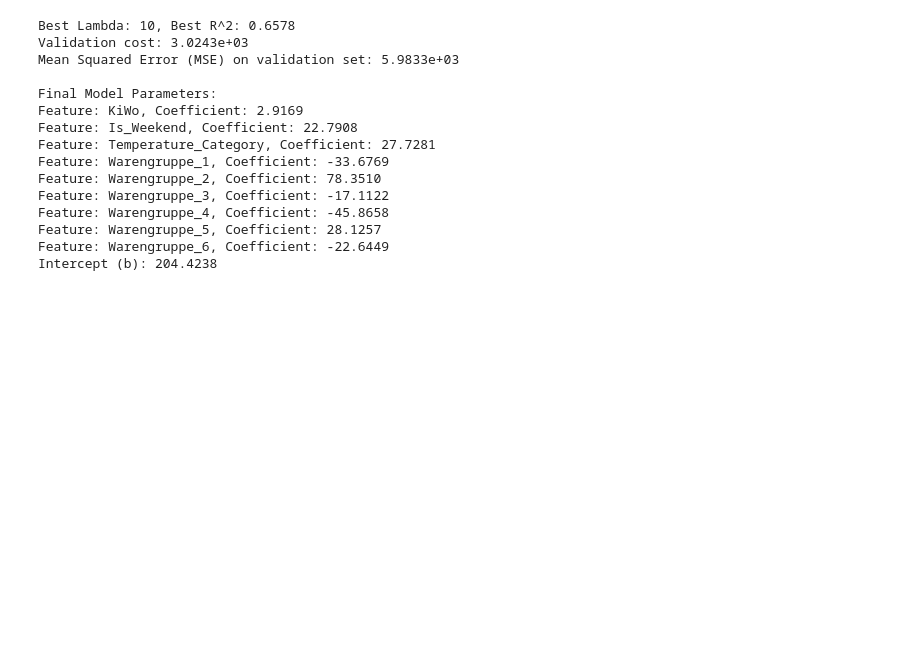
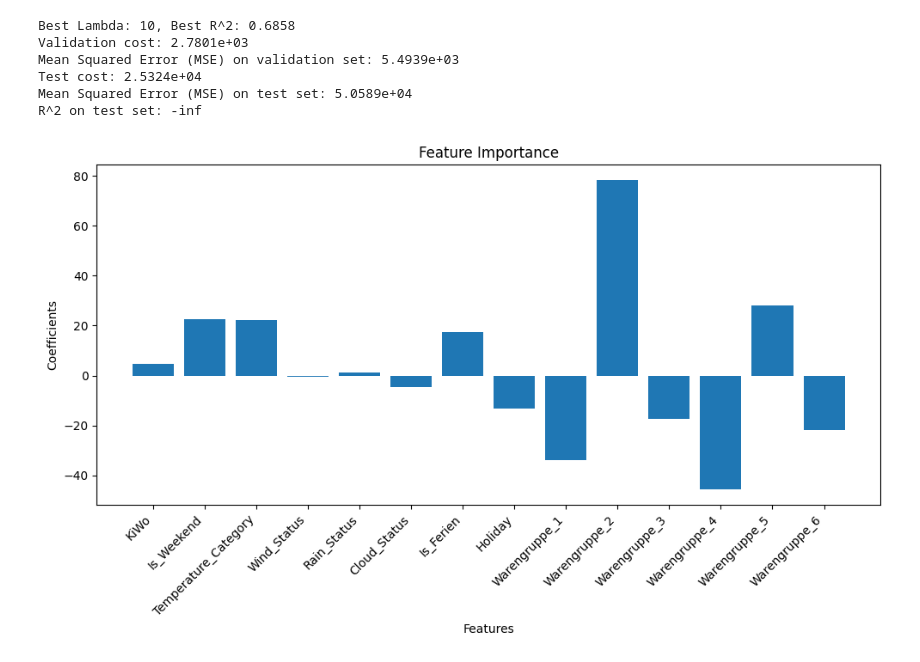
Before and after one commit to Marcel-Ag/Team_Raum-3_BakerySalesPredictions, a Jupyter notebook: 2_BaselineModel/LinRegModel.ipynb, the cells around one changed output. Saved outputs shown, nothing was run; the diff lists cells and outputs as text; code cells hidden in the pictures; blank space fills up the shorter version.

```diff
--- a/2_BaselineModel/LinRegModel.ipynb
+++ b/2_BaselineModel/LinRegModel.ipynb
@@ -1,19 +1,21 @@
 # %%
-# LinRegModel.ipynb
 import numpy as np
 import pandas as pd
+import matplotlib.pyplot as plt
 
 # Load the processed data and feature columns
-wetter_umsatzdaten_kiwo = pd.read_csv("../0_DataPreparation/processed_data.csv")
+wetter_umsatzdaten_kiwo = pd.read_csv("../0_DataPreparation/processed_data_imputed.csv")
 
-with open("../1_DatasetCharacteristics/feature_columns.txt", "r") as f:
+with open("../0_DataPreparation/feature_columns.txt", "r") as f:
     feature_columns = f.read().splitlines()
 
-# Split dataset into training and validation sets
+# Split dataset into training, validation, and test sets
 training_start_date = '2013-07-01'
 training_end_date = '2017-07-31'
 validation_start_date = '2017-08-01'
 validation_end_date = '2018-07-31'
+test_start_date = '2018-08-01'
+test_end_date = '2019-07-30'
 
 training_data = wetter_umsatzdaten_kiwo[
     (wetter_umsatzdaten_kiwo['Datum'] >= training_start_date) &
@@ -23,6 +25,10 @@ validation_data = wetter_umsatzdaten_kiwo[
     (wetter_umsatzdaten_kiwo['Datum'] >= validation_start_date) &
     (wetter_umsatzdaten_kiwo['Datum'] <= validation_end_date)
 ]
+test_data = wetter_umsatzdaten_kiwo[
+    (wetter_umsatzdaten_kiwo['Datum'] >= test_start_date) &
+    (wetter_umsatzdaten_kiwo['Datum'] <= test_end_date)
+]
 
 X_train = training_data[feature_columns].apply(pd.to_numeric, errors='coerce').fillna(0).to_numpy(dtype=np.float64)
 y_train = training_data['Umsatz'].to_numpy()
@@ -30,12 +36,16 @@ y_train = training_data['Umsatz'].to_numpy()
 X_val = validation_data[feature_columns].apply(pd.to_numeric, errors='coerce').fillna(0).to_numpy(dtype=np.float64)
 y_val = validation_data['Umsatz'].to_numpy()
 
+X_test = test_data[feature_columns].apply(pd.to_numeric, errors='coerce').fillna(0).to_numpy(dtype=np.float64)
+y_test = test_data['Umsatz'].to_numpy()
+
 # Normalize features
 X_mean = np.mean(X_train, axis=0)
 X_std = np.std(X_train, axis=0)
 X_std[X_std == 0] = 1  # Avoid division by zero
 X_train = (X_train - X_mean) / X_std
 X_val = (X_val - X_mean) / X_std
+X_test = (X_test - X_mean) / X_std
 
 # Train a regularized linear regression model
 def compute_cost_reg(X, y, w, b, lambda_):
@@ -59,47 +69,72 @@ lambda_values = [0.01, 0.1, 1, 10]
 best_r_squared = -np.inf
 best_lambda = None
 
 for lambda_ in lambda_values:
     w_init = np.zeros(X_train.shape[1])
     b_init = 0
     w_final, b_final = gradient_descent_reg(X_train, y_train, w_init, b_init, 0.01, 1000, lambda_)
     y_val_pred = np.dot(X_val, w_final) + b_final
     r_squared = 1 - (np.sum((y_val - y_val_pred) ** 2) / np.sum((y_val - np.mean(y_val)) ** 2))
 
     if r_squared > best_r_squared:
         best_r_squared = r_squared
         best_lambda = lambda_
 
 print(f"Best Lambda: {best_lambda}, Best R^2: {best_r_squared:.4f}")
 
 # Final model training with best lambda
 w_final, b_final = gradient_descent_reg(X_train, y_train, np.zeros(X_train.shape[1]), 0, 0.01, 1000, best_lambda)
 
 # Validate the model
 y_val_pred = np.dot(X_val, w_final) + b_final
 validation_cost = compute_cost_reg(X_val, y_val, w_final, b_final, best_lambda)
-mse = np.mean((y_val - y_val_pred) ** 2)
+mse_val = np.mean((y_val - y_val_pred) ** 2)
 print(f"Validation cost: {validation_cost:.4e}")
-print(f"Mean Squared Error (MSE) on validation set: {mse:.4e}")
+print(f"Mean Squared Error (MSE) on validation set: {mse_val:.4e}")
+
+# Test the model
+y_test_pred = np.dot(X_test, w_final) + b_final
+test_cost = compute_cost_reg(X_test, y_test, w_final, b_final, best_lambda)
+mse_test = np.mean((y_test - y_test_pred) ** 2)
+r_squared_test = 1 - (np.sum((y_test - y_test_pred) ** 2) / np.sum((y_test - np.mean(y_test)) ** 2))
+print(f"Test cost: {test_cost:.4e}")
+print(f"Mean Squared Error (MSE) on test set: {mse_test:.4e}")
+print(f"R^2 on test set: {r_squared_test:.4f}")
+
+# Feature importance visualization
+plt.figure(figsize=(10, 6))
+plt.bar(feature_columns, w_final)
+plt.title("Feature Importance")
+plt.xlabel("Features")
+plt.ylabel("Coefficients")
+plt.xticks(rotation=45, ha="right")
+plt.tight_layout()
+plt.show()
 
 # Output final model parameters
 print("\nFinal Model Parameters:")
 for i, feature in enumerate(feature_columns):
     print(f"Feature: {feature}, Coefficient: {w_final[i]:.4f}")
 print(f"Intercept (b): {b_final:.4f}")
+
+# Replace the 'Umsatz' column with predicted sales, rounded to 2 decimal places
+test_data = test_data.copy()  # Ensure you're not modifying the original dataset
+test_data['Umsatz'] = np.round(y_test_pred, 2)  # Overwrite 'Umsatz' with rounded predictions
+
+# Select columns to export
+export_columns = ['id', 'Umsatz']  # Only keep the updated columns
+export_data = test_data[export_columns]
+
+# Export to CSV
+export_file_path = "final_submission_linear_model.csv"
+export_data.to_csv(export_file_path, index=False)
+
+print(f"Predicted sales for the test set have been saved to {export_file_path} with predictions rounded to 2 decimal places.")
 # %% [output]
-Best Lambda: 10, Best R^2: 0.6578
-Validation cost: 3.0243e+03
-Mean Squared Error (MSE) on validation set: 5.9833e+03
-
-Final Model Parameters:
-Feature: KiWo, Coefficient: 2.9169
-Feature: Is_Weekend, Coefficient: 22.7908
-Feature: Temperature_Category, Coefficient: 27.7281
-Feature: Warengruppe_1, Coefficient: -33.6769
-Feature: Warengruppe_2, Coefficient: 78.3510
-Feature: Warengruppe_3, Coefficient: -17.1122
-Feature: Warengruppe_4, Coefficient: -45.8658
-Feature: Warengruppe_5, Coefficient: 28.1257
-Feature: Warengruppe_6, Coefficient: -22.6449
-Intercept (b): 204.4238
+Best Lambda: 10, Best R^2: 0.6858
+Validation cost: 2.7801e+03
+Mean Squared Error (MSE) on validation set: 5.4939e+03
+Test cost: 2.5324e+04
+Mean Squared Error (MSE) on test set: 5.0589e+04
+R^2 on test set: -inf
+[figure, added]
```
Also changed, not shown: parts of 1 cell of this notebook, 11 other files.
